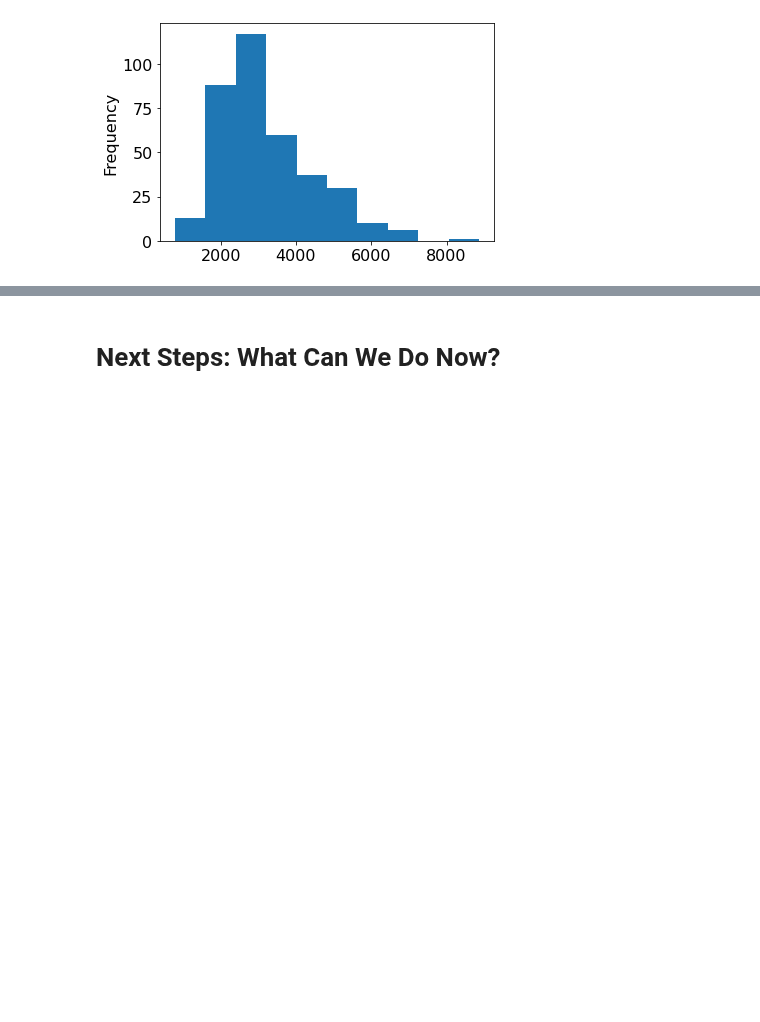
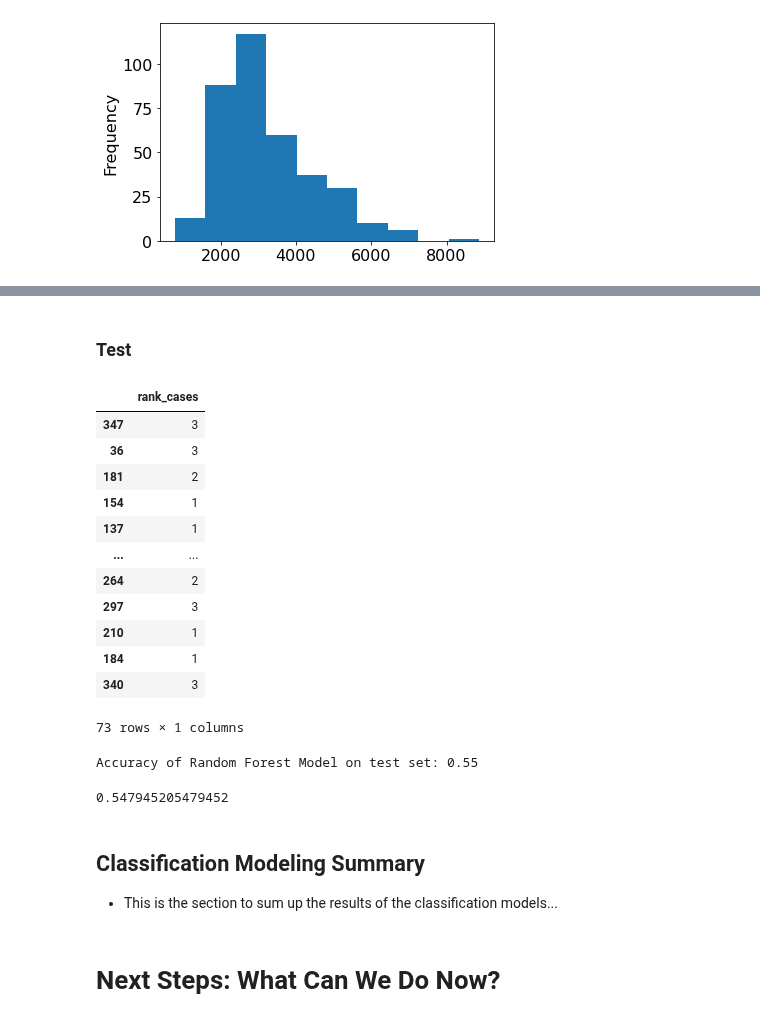
Before and after one commit to SVI-Capstone/svi_capstone, a Jupyter notebook: mvp-sa.ipynb, the cells around one changed output, grey strips where cells are left out. Cells and saved outputs as stored; diff of their text form; code cells hidden in the pictures; blank space fills up the shorter version.

```diff
--- a/mvp-sa.ipynb
+++ b/mvp-sa.ipynb
@@ -777,3 +806,31 @@ for df in df2test:
+# %% [markdown]
+### Test
+# %%
+X_test_top_4_class = class_X_test_scaled[['spl_theme1_scaled', 'r_status_fall', 'delta', 'avg3yr']]
+raw_test_svi = class_X_test_scaled[['rank_svi_scaled']]
+class_y_test
+# %% [output]
+|  | rank_cases |
+| 347 | 3 |
+| 36 | 3 |
+| 181 | 2 |
+| 154 | 1 |
+| 137 | 1 |
+| ... | ... |
+| 264 | 2 |
+| 297 | 3 |
+| 210 | 1 |
+| 184 | 1 |
+| 340 | 3 |
+73 rows × 1 columns
+# %%
+model_classification.rf_test_class(cX_rank_svi_only, ctarget, raw_test_svi, class_y_test)
+# %% [output]
+Accuracy of Random Forest Model on test set: 0.55
+0.547945205479452
+# %% [markdown]
+## Classification Modeling Summary
+- This is the section to sum up the results of the classification models...
 # %% [markdown]
 # Next Steps: What Can We Do Now?
 # %% [markdown]
```
Also changed, not shown: parts of 24 cells of this notebook, 1 other file.
